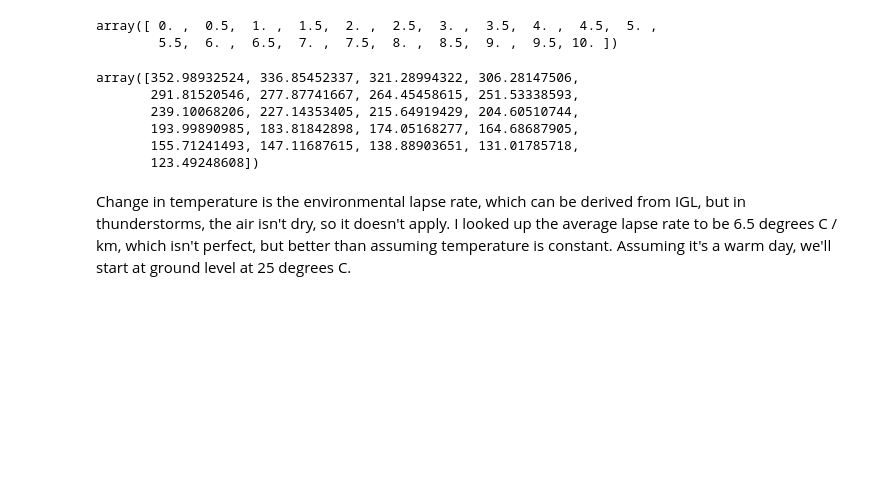
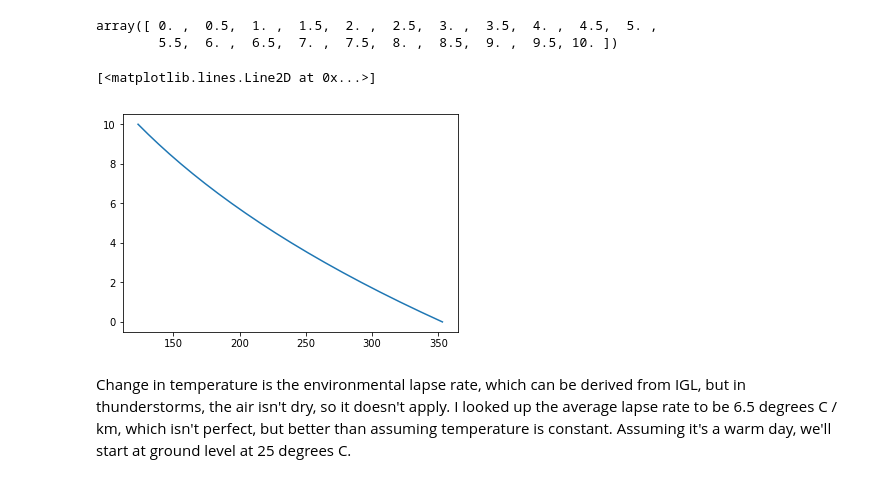
Before and after one commit to mellie-21/summerlightning, a Jupyter notebook: Thunderstorm Model.ipynb, the cells around one changed output. Saved outputs shown, nothing was run; the diff lists cells and outputs as text; code cells hidden in the pictures; blank space fills up the shorter version.

```diff
--- a/Thunderstorm Model.ipynb
+++ b/Thunderstorm Model.ipynb
@@ -11,15 +11,11 @@ array([ 0. ,  0.5,  1. ,  1.5,  2. ,  2.5,  3. ,  3.5,  4. ,  4.5,  5. ,
         5.5,  6. ,  6.5,  7. ,  7.5,  8. ,  8.5,  9. ,  9.5, 10. ])
 # %%
 p_a = (101325*0.0289654/8.31447)*(1-(0.0065*z*1000)/297)**(9.8*0.028964/(8.31447*0.0065)-1)
-
-p_a
-# %% [output]
-array([352.98932524, 336.85452337, 321.28994322, 306.28147506,
-       291.81520546, 277.87741667, 264.45458615, 251.53338593,
-       239.10068206, 227.14353405, 215.64919429, 204.60510744,
-       193.99890985, 183.81842898, 174.05168277, 164.68687905,
-       155.71241493, 147.11687615, 138.88903651, 131.01785718,
-       123.49248608])
+# %%
+plot(p_a,z)
+# %% [output]
+[<matplotlib.lines.Line2D at 0x...>]
+[figure, added]
 # %% [markdown]
 Change in temperature is the environmental lapse rate, which can be derived from IGL, but in thunderstorms, the air isn't dry, so it doesn't apply. I looked up the average lapse rate to be 6.5 degrees C / km, which isn't perfect, but better than assuming temperature is constant. Assuming it's a warm day, we'll start at ground level at 25 degrees C.
 # %%
```
Also changed, not shown: parts of 3 cells of this notebook.
